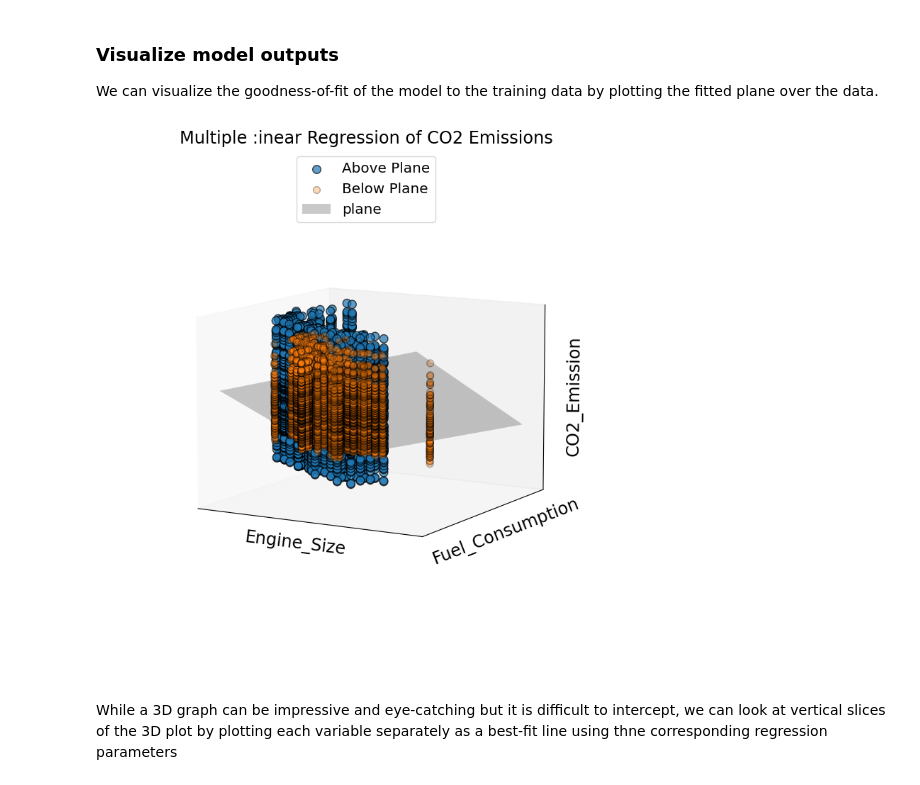
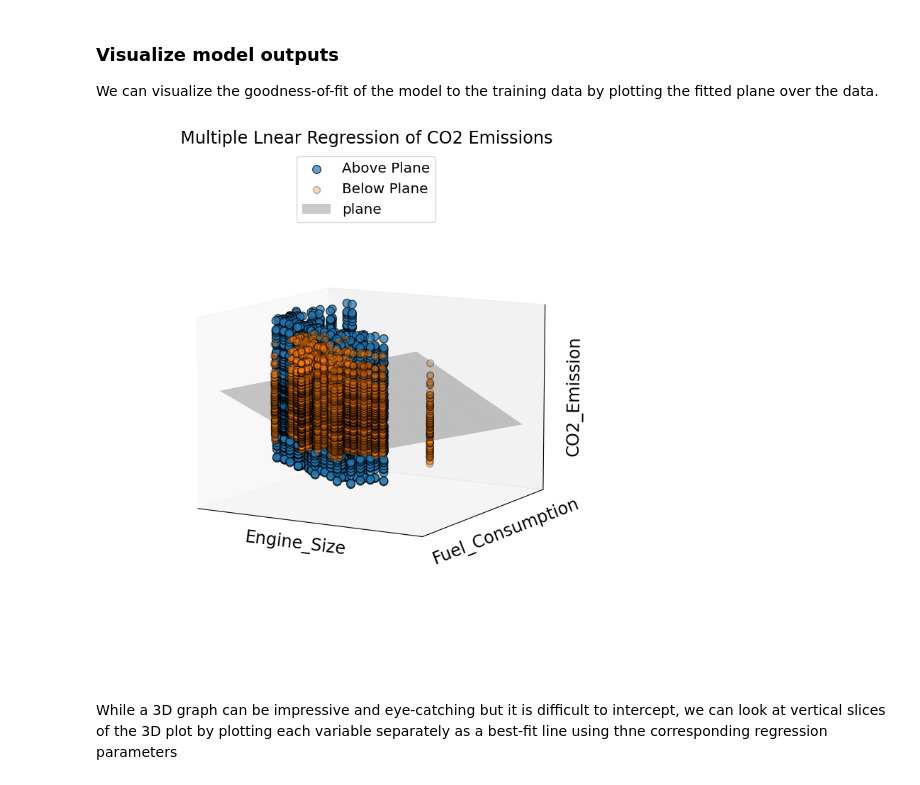
Before and after one commit to YoussefChati/CO2_Emission_ML, a Jupyter notebook: notebook.ipynb, the cells around one changed output. Saved outputs shown, nothing was run; the diff lists cells and outputs as text; code cells hidden in the pictures.

Commit message:
graph

```diff
--- a/notebook.ipynb
+++ b/notebook.ipynb
@@ -424,35 +453,35 @@ above_plane = y_test3 >= y_pred3
 below_plane = y_test3 < y_pred3
 above_plane = above_plane[:,0]
 below_plane = below_plane[:,0]
 
 #Plotting
 fig = plt.figure(figsize=(20,8))
 ax = fig.add_subplot(111, projection='3d')
 
 #Plot the data points above and below the plane in different colors
 ax.scatter(X1[above_plane], X2[above_plane], y_test3[above_plane], label='Above Plane', s=70, alpha=.7,ec='k')
 ax.scatter(X1[below_plane], X2[below_plane], y_test3[below_plane], label='Below Plane', s=50,alpha=.3,ec='k')
 
 #Let's plot the regression plane
 ax.plot_surface(x1_surf, x2_surf, y_surf, color='k', alpha=0.21, label= 'plane')
 
 #set view and labels
 
 ax.view_init(elev=10)
 
 ax.legend(fontsize='x-large', loc='upper center')
 ax.set_xticks([])
 ax.set_yticks([])
 ax.set_zticks([])
 ax.set_box_aspect(None, zoom=0.75)
 ax.set_xlabel('Engine_Size', fontsize = 'xx-large')
 ax.set_ylabel('Fuel_Consumption', fontsize = 'xx-large')
 ax.set_zlabel('CO2_Emission', fontsize = 'xx-large')
-ax.set_title('Multiple :inear Regression of CO2 Emissions', fontsize = 'xx-large')
+ax.set_title('Multiple Lnear Regression of CO2 Emissions', fontsize = 'xx-large')
 plt.tight_layout()
 plt.show()
 # %% [output]
-[figure, old version]
+[figure, new version]
 # %% [markdown]
 While a 3D graph can be impressive and eye-catching but it is difficult to intercept, we can look at vertical slices of the 3D plot by plotting each variable separately as a best-fit line using thne corresponding regression parameters
 # %%
```
Also changed, not shown: parts of 3 cells of this notebook.
